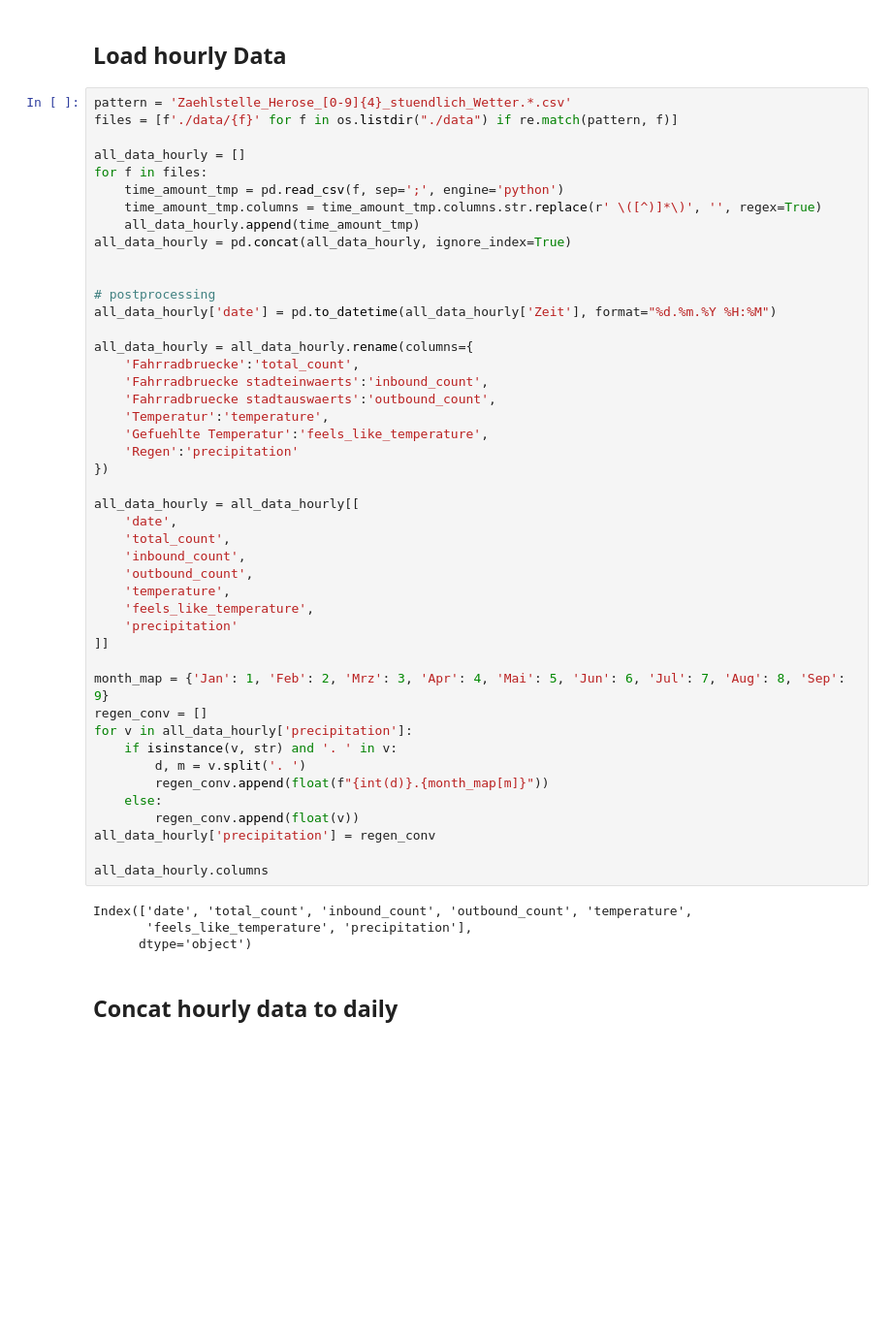
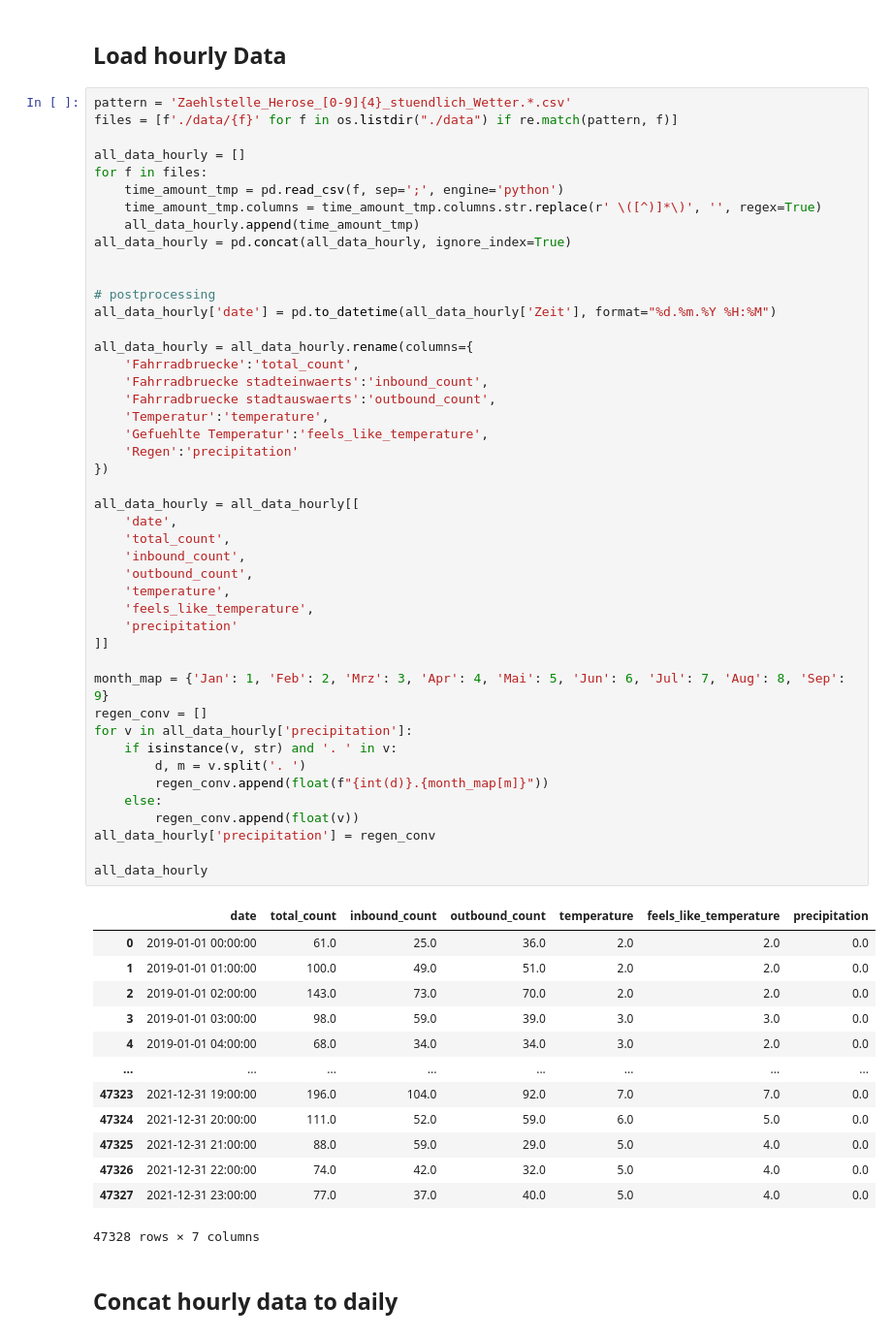
Before and after one commit to LordOfReinkeness/stochastik_SoSe25, a Jupyter notebook: fahrraeder.ipynb, the cells around one changed output. Shown at 97% size. Cells and saved outputs as stored; diff of their text form; blank space fills up the shorter version.

```diff
--- a/fahrraeder.ipynb
+++ b/fahrraeder.ipynb
@@ -116,37 +116,47 @@ all_data_hourly['date'] = pd.to_datetime(all_data_hourly['Zeit'], format="%d.%m.
 all_data_hourly = all_data_hourly.rename(columns={
     'Fahrradbruecke':'total_count',
     'Fahrradbruecke stadteinwaerts':'inbound_count',
     'Fahrradbruecke stadtauswaerts':'outbound_count',
     'Temperatur':'temperature',
     'Gefuehlte Temperatur':'feels_like_temperature',
     'Regen':'precipitation'
 })
 
 all_data_hourly = all_data_hourly[[
     'date',
     'total_count',
     'inbound_count',
     'outbound_count',
     'temperature',
     'feels_like_temperature',
     'precipitation'
 ]]
 
 month_map = {'Jan': 1, 'Feb': 2, 'Mrz': 3, 'Apr': 4, 'Mai': 5, 'Jun': 6, 'Jul': 7, 'Aug': 8, 'Sep': 9}
 regen_conv = []
 for v in all_data_hourly['precipitation']:
     if isinstance(v, str) and '. ' in v:
         d, m = v.split('. ')
         regen_conv.append(float(f"{int(d)}.{month_map[m]}"))
     else:
         regen_conv.append(float(v))
 all_data_hourly['precipitation'] = regen_conv
 
-all_data_hourly.columns
+all_data_hourly
 # %% [output]
+|  | date | total_count | inbound_count | outbound_count | temperature | feels_like_temperature | precipitation |
+| 0 | 2019-01-01 00:00:00 | 61.0 | 25.0 | 36.0 | 2.0 | 2.0 | 0.0 |
+| 1 | 2019-01-01 01:00:00 | 100.0 | 49.0 | 51.0 | 2.0 | 2.0 | 0.0 |
+| 2 | 2019-01-01 02:00:00 | 143.0 | 73.0 | 70.0 | 2.0 | 2.0 | 0.0 |
+| 3 | 2019-01-01 03:00:00 | 98.0 | 59.0 | 39.0 | 3.0 | 3.0 | 0.0 |
+| 4 | 2019-01-01 04:00:00 | 68.0 | 34.0 | 34.0 | 3.0 | 2.0 | 0.0 |
+| ... | ... | ... | ... | ... | ... | ... | ... |
+| 47323 | 2021-12-31 19:00:00 | 196.0 | 104.0 | 92.0 | 7.0 | 7.0 | 0.0 |
+| 47324 | 2021-12-31 20:00:00 | 111.0 | 52.0 | 59.0 | 6.0 | 5.0 | 0.0 |
+| 47325 | 2021-12-31 21:00:00 | 88.0 | 59.0 | 29.0 | 5.0 | 4.0 | 0.0 |
+| 47326 | 2021-12-31 22:00:00 | 74.0 | 42.0 | 32.0 | 5.0 | 4.0 | 0.0 |
+| 47327 | 2021-12-31 23:00:00 | 77.0 | 37.0 | 40.0 | 5.0 | 4.0 | 0.0 |
-Index(['date', 'total_count', 'inbound_count', 'outbound_count', 'temperature',
-       'feels_like_temperature', 'precipitation'],
-      dtype='object')
+47328 rows × 7 columns
 # %% [markdown]
 ## Concat hourly data to daily
 # %%
```
Also changed, not shown: parts of 15 cells of this notebook.
